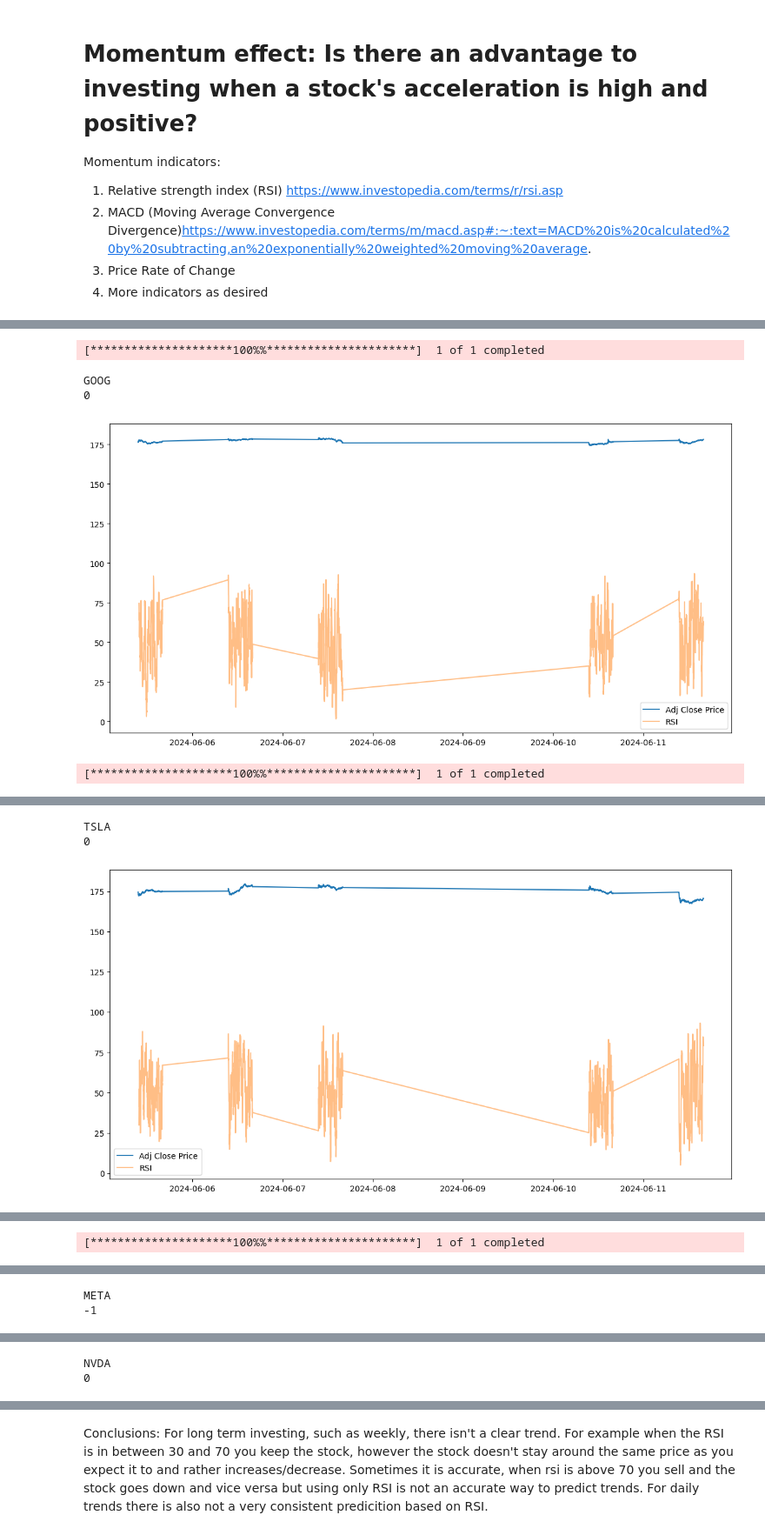
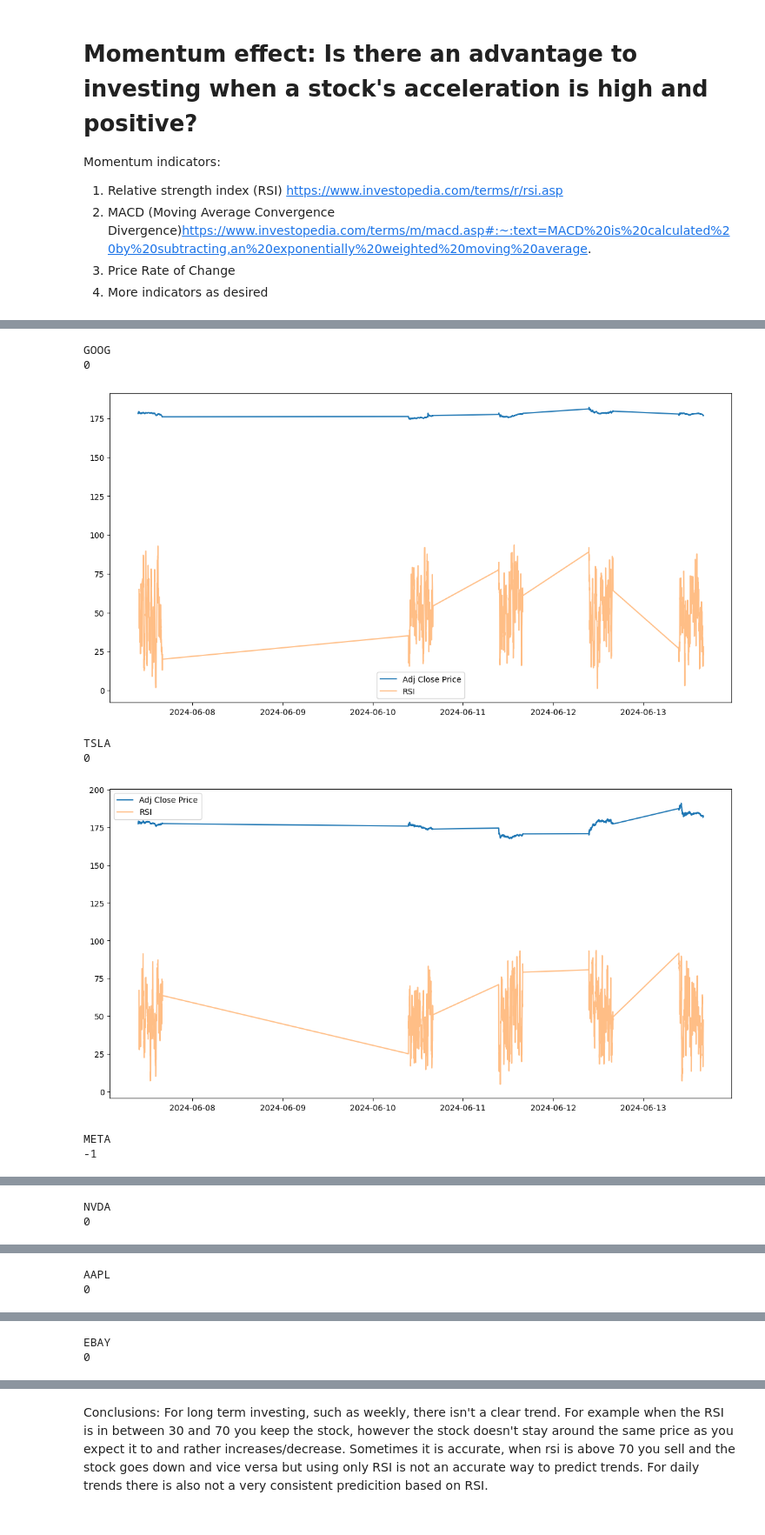
Before and after one commit to celloii/Market_Prediction, a Jupyter notebook: MomentumEffect.ipynb, the cells around one changed output, grey strips where cells are left out. Shown at 87% size. Saved outputs shown, nothing was run; the diff lists cells and outputs as text; code cells hidden in the pictures.

```diff
--- a/MomentumEffect.ipynb
+++ b/MomentumEffect.ipynb
@@ -134,11 +116,0 @@ Name: Adj Close, dtype: float64
-# %%
-for stock_symbol in tickers:
-    stock_data = yf.download(stock_symbol, start=start_date, end=end_date)
-    print(stock_symbol)
-    plt.figure(figsize=(14, 7))
-    plt.plot(stock_data['Adj Close'], label='Adj Close Price')
-    plt.plot(rsi_values[stock_symbol], label='RSI', alpha=0.5)
-    plt.plot(returns[stock_symbol], label='Returns', alpha=0.5)
-    print(signals[stock_symbol])
-    plt.legend()
-    plt.show()
@@ -162,0 +127,5 @@ NVDA
+# %%
+initial_investment_per_stock = {}
+for ticker in tickers:
+    investment = float(input(f"Enter initial investment amount for {ticker}: $"))
+    initial_investment_per_stock[ticker] = investment
@@ -163,8 +221,8 @@ NVDA
 # %%
 # 1 minute intervals over 5 days
 for stock_symbol in tickers:
-    stock_data = yf.download(stock_symbol, period = "5d",  interval = "1m")
-    rsi_values[stock_symbol] = calculate_RSI(stock_data['Adj Close'], window=14)
+    stock_data[stock_symbol] = yf.download(stock_symbol, period = "5d",  interval = "1m")
+    rsi_values[stock_symbol] = calculate_RSI(stock_data[stock_symbol]['Adj Close'], window=14)
     print(f"RSI of {stock_symbol}: {rsi_values[stock_symbol]}")
 # %% [output]
 [*********************100%%**********************]  1 of 1 completed
@@ -274,16 +323,18 @@ Name: Adj Close, Length: 1948, dtype: float64
 # %%
 for stock_symbol in tickers:
-    stock_data = yf.download(stock_symbol, period = "5d",  interval = "1m")
     print(stock_symbol)
     plt.figure(figsize=(14, 7))
-    plt.plot(stock_data['Adj Close'], label='Adj Close Price')
+    plt.plot(stock_data[stock_symbol]['Adj Close'], label='Adj Close Price')
     plt.plot(rsi_values[stock_symbol], label='RSI', alpha=0.5)
     print(signals[stock_symbol])
     plt.legend()
     plt.show()
 # %% [output]
-[*********************100%%**********************]  1 of 1 completed
+GOOG
+0
+[figure, new version]
-GOOG
+TSLA
 0
-[figure, old version]
+[figure, new version]
-[*********************100%%**********************]  1 of 1 completed
+META
+-1
@@ -290,3 +342,2 @@ GOOG
-TSLA
+NVDA
 0
-[figure, old version]
@@ -293 +345,2 @@ TSLA
-[*********************100%%**********************]  1 of 1 completed
+AAPL
+0
@@ -294,2 +348,2 @@ TSLA
-META
--1
+EBAY
+0
@@ -298,2 +351,0 @@ META
-NVDA
-0
```
Also changed, not shown: parts of 11 cells of this notebook.
